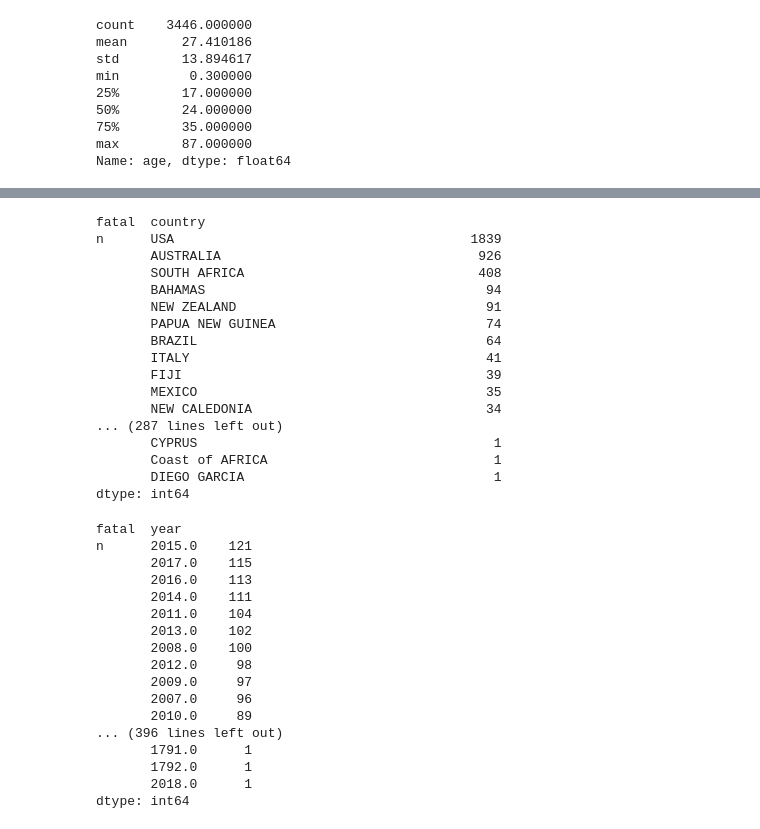
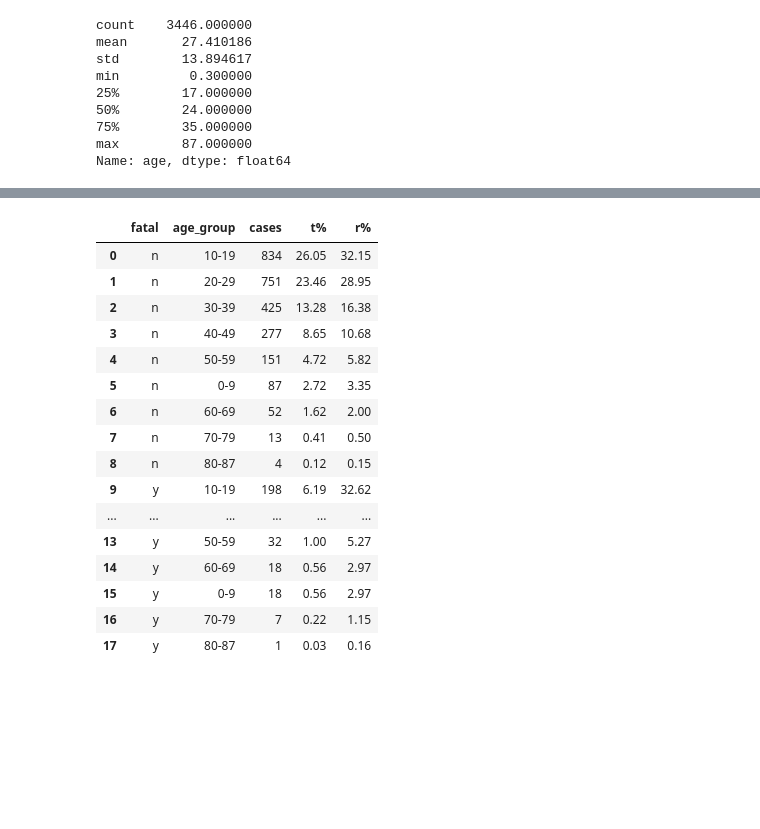
Before and after one commit to vdechen/DataCleaning_SharkAttack, a Jupyter notebook: SharkAttack.ipynb, the cells around one changed output, grey strips where cells are left out. Saved outputs shown, nothing was run; the diff lists cells and outputs as text; code cells hidden in the pictures; blank space fills up the shorter version.

```diff
--- a/SharkAttack.ipynb
+++ b/SharkAttack.ipynb
@@ -249,42 +218,29 @@ fatal_age_df
-# %%
-fatal_country = new_df[['fatal', 'country']].groupby('fatal').value_counts()
-fatal_country
-# %% [output]
-fatal  country
-n      USA                                      1839
-       AUSTRALIA                                 926
-       SOUTH AFRICA                              408
-       BAHAMAS                                    94
-       NEW ZEALAND                                91
-       PAPUA NEW GUINEA                           74
-       BRAZIL                                     64
-       ITALY                                      41
-       FIJI                                       39
-       MEXICO                                     35
-       NEW CALEDONIA                              34
-... (287 lines left out)
-       CYPRUS                                      1
-       Coast of AFRICA                             1
-       DIEGO GARCIA                                1
-dtype: int64
-# %%
-fatal_year = new_df[['fatal', 'year']].groupby('fatal').value_counts()
-fatal_year
-# %% [output]
-fatal  year
-n      2015.0    121
-       2017.0    115
-       2016.0    113
-       2014.0    111
-       2011.0    104
-       2013.0    102
-       2008.0    100
-       2012.0     98
-       2009.0     97
-       2007.0     96
-       2010.0     89
-... (396 lines left out)
-       1791.0      1
-       1792.0      1
-       2018.0      1
-dtype: int64
+# %%
+fatal_age = new_df[['fatal', 'age_group']].groupby('fatal').value_counts()
+fatal_age_df = pd.DataFrame(fatal_age)
+fatal_age_df.loc[:,'t%'] = fatal_age_df.apply(lambda x: round((100 * x)/3201, 2), axis=0)
+fatal_age_df.columns = ['cases', 't%']
+fatal_age_df.reset_index(inplace = True)
+fatal_age_df.loc[:,'r%'] = fatal_age_df.apply(lambda x: round((100*x['cases'])/2594, 2) if x['fatal'] == 'n' else round((100*x['cases'])/607, 2), axis = 1)
+fatal_age_df
+
+# 3201/6332 not null (50,55%)
+# conclusions: over 65% of fatal cases happen among ages 10-29
+# %% [output]
+|  | fatal | age_group | cases | t% | r% |
+| 0 | n | 10-19 | 834 | 26.05 | 32.15 |
+| 1 | n | 20-29 | 751 | 23.46 | 28.95 |
+| 2 | n | 30-39 | 425 | 13.28 | 16.38 |
+| 3 | n | 40-49 | 277 | 8.65 | 10.68 |
+| 4 | n | 50-59 | 151 | 4.72 | 5.82 |
+| 5 | n | 0-9 | 87 | 2.72 | 3.35 |
+| 6 | n | 60-69 | 52 | 1.62 | 2.00 |
+| 7 | n | 70-79 | 13 | 0.41 | 0.50 |
+| 8 | n | 80-87 | 4 | 0.12 | 0.15 |
+| 9 | y | 10-19 | 198 | 6.19 | 32.62 |
+| ... | ... | ... | ... | ... | ... |
+| 13 | y | 50-59 | 32 | 1.00 | 5.27 |
+| 14 | y | 60-69 | 18 | 0.56 | 2.97 |
+| 15 | y | 0-9 | 18 | 0.56 | 2.97 |
+| 16 | y | 70-79 | 7 | 0.22 | 1.15 |
+| 17 | y | 80-87 | 1 | 0.03 | 0.16 |
```
Also changed, not shown: parts of 14 cells of this notebook.
